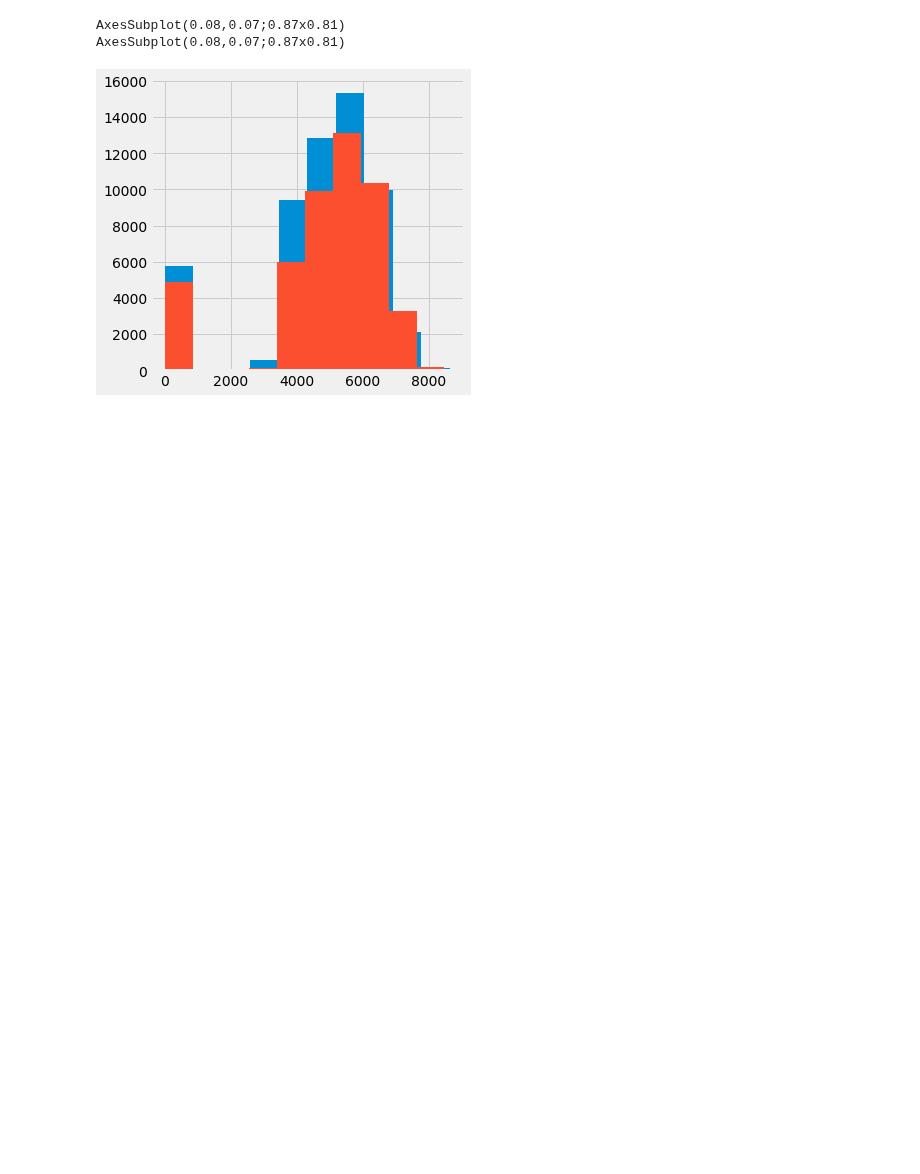
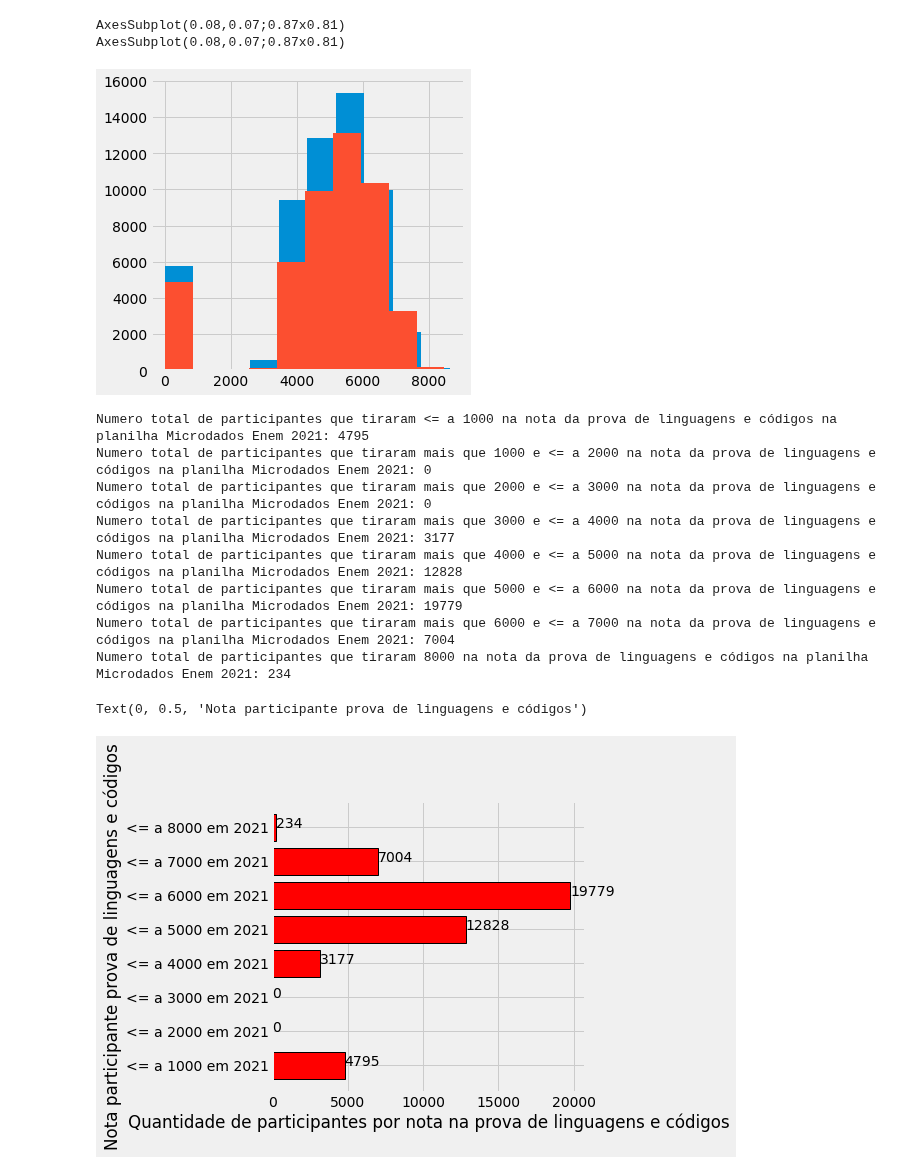
Before and after one commit to kingofrats04/Projeto_IA_DadosEnem, a Jupyter notebook: Graficos_IA.ipynb, the cells around one changed output. Drawn from its saved outputs; the diff is of its cells as text; code cells hidden in the pictures; blank space fills up the shorter version.

```diff
--- a/Graficos_IA.ipynb
+++ b/Graficos_IA.ipynb
@@ -28,7 +28,7 @@ NU_PARTICIPANTES_2021 = planilha2021.NU_PARTICIPANTES.max()
 
 # Printando grafico de barras horizontal
 x = ['Planilha 2020', 'Planilha 2021']
-y = [116932, 67501]
+y = [NU_PARTICIPANTES_2020, NU_PARTICIPANTES_2021]
 
 total_NU_PARTICIPANTES_2020_2021 = NU_PARTICIPANTES_2020, NU_PARTICIPANTES_2021
 plt.style.use('fivethirtyeight')
@@ -502,19 +504,20 @@ Text(0, 0.5, 'Tipo de escola do ensino medio por ano')
 #display(planilha2020.loc[(planilha2020['TP_ESCOLA']==3)])
 #display(planilha2020.loc[(planilha2020['TP_ESCOLA']==4)])
 
-print('Numero total de participantes com tipo de escola 1 (não respondeu) na planilha Microdados Enem 2020: 89555')
-print('Numero total de participantes com tipo de escola 2 (publica) na planilha Microdados Enem 2020: 21191')
-print('Numero total de participantes com tipo de escola 3 (privada) na planilha Microdados Enem 2020: 6186')
-print('Numero total de participantes com tipo de escola 4 (exterior) na planilha Microdados Enem 2020: 0')
-
 TP_ESCOLA_1_2020 = 89555
 TP_ESCOLA_2_2020 = 21191
 TP_ESCOLA_3_2020 = 6186
 TP_ESCOLA_4_2020 = 0
 
+print('Numero total de participantes com tipo de escola 1 (não respondeu) na planilha Microdados Enem 2020:', TP_ESCOLA_1_2020)
+print('Numero total de participantes com tipo de escola 2 (publica) na planilha Microdados Enem 2020:', TP_ESCOLA_2_2020)
+print('Numero total de participantes com tipo de escola 3 (privada) na planilha Microdados Enem 2020:', TP_ESCOLA_3_2020)
+print('Numero total de participantes com tipo de escola 4 (exterior) na planilha Microdados Enem 2020:', TP_ESCOLA_4_2020, '\n')
+
 # Printando grafico de barras horizontal
 x = ['Tipo de escola 1 (não respondeu) 2020', 'Tipo de escola 2 (publica) 2020', 'Tipo de escola 3 (privada) 2020', 'Tipo de escola 4 (exterior) 2020']
-y = [89555, 21191, 6186, 0]
+y = [TP_ESCOLA_1_2020, TP_ESCOLA_2_2020, TP_ESCOLA_3_2020, TP_ESCOLA_4_2020]
+
 total_TP_ESCOLA_2020 = TP_ESCOLA_1_2020, TP_ESCOLA_2_2020, TP_ESCOLA_3_2020, TP_ESCOLA_4_2020
 
 plt.style.use('fivethirtyeight')
@@ -1006,3 +1012,58 @@ print(planilha2021.NU_NOTA_CH.hist())
 AxesSubplot(0.08,0.07;0.87x0.81)
 AxesSubplot(0.08,0.07;0.87x0.81)
 [figure]
+# %%
+#---------------------------------- Grafico 16 - Quantidade de participantes por nota na prova de linguagens e códigos 2021 ----------------------------------
+
+#display(planilha2021.loc[(planilha2021['NU_NOTA_LC']<=1000)])
+#display(planilha2021.loc[(planilha2021['NU_NOTA_LC']<=2000)])
+#display(planilha2021.loc[(planilha2021['NU_NOTA_LC']<=3000)])
+#display(planilha2021.loc[(planilha2021['NU_NOTA_LC']<=4000)])
+#display(planilha2021.loc[(planilha2021['NU_NOTA_LC']<=5000)])
+#display(planilha2021.loc[(planilha2021['NU_NOTA_LC']<=6000)])
+#display(planilha2021.loc[(planilha2021['NU_NOTA_LC']<=7000)])
+#display(planilha2021.loc[(planilha2021['NU_NOTA_LC']<=8000)])
+
+NU_NOTA_LC_1000_2021 = 4795
+NU_NOTA_LC_2000_2021 = 0
+NU_NOTA_LC_3000_2021 = 0
+NU_NOTA_LC_4000_2021 = 3177
+NU_NOTA_LC_5000_2021 = 12828
+NU_NOTA_LC_6000_2021 = 19779
+NU_NOTA_LC_7000_2021 = 7004
+NU_NOTA_LC_8000_2021 = 234
+
+print('Numero total de participantes que tiraram <= a 1000 na nota da prova de linguagens e códigos na planilha Microdados Enem 2021:', NU_NOTA_LC_1000_2021)
+print('Numero total de participantes que tiraram mais que 1000 e <= a 2000 na nota da prova de linguagens e códigos na planilha Microdados Enem 2021:', NU_NOTA_LC_2000_2021)
+print('Numero total de participantes que tiraram mais que 2000 e <= a 3000 na nota da prova de linguagens e códigos na planilha Microdados Enem 2021:', NU_NOTA_LC_3000_2021)
+print('Numero total de participantes que tiraram mais que 3000 e <= a 4000 na nota da prova de linguagens e códigos na planilha Microdados Enem 2021:', NU_NOTA_LC_4000_2021)
+print('Numero total de participantes que tiraram mais que 4000 e <= a 5000 na nota da prova de linguagens e códigos na planilha Microdados Enem 2021:', NU_NOTA_LC_5000_2021)
+print('Numero total de participantes que tiraram mais que 5000 e <= a 6000 na nota da prova de linguagens e códigos na planilha Microdados Enem 2021:', NU_NOTA_LC_6000_2021)
+print('Numero total de participantes que tiraram mais que 6000 e <= a 7000 na nota da prova de linguagens e códigos na planilha Microdados Enem 2021:', NU_NOTA_LC_7000_2021)
+print('Numero total de participantes que tiraram 8000 na nota da prova de linguagens e códigos na planilha Microdados Enem 2021:', NU_NOTA_LC_8000_2021, '\n')
+
+# Printando grafico de barras horizontal
+x = ['<= a 1000 em 2021', '<= a 2000 em 2021', '<= a 3000 em 2021', '<= a 4000 em 2021', '<= a 5000 em 2021', '<= a 6000 em 2021', '<= a 7000 em 2021', '<= a 8000 em 2021']
+y = [NU_NOTA_LC_1000_2021, NU_NOTA_LC_2000_2021, NU_NOTA_LC_3000_2021, NU_NOTA_LC_4000_2021, NU_NOTA_LC_5000_2021, NU_NOTA_LC_6000_2021, NU_NOTA_LC_7000_2021, NU_NOTA_LC_8000_2021]
+
+total_NU_NOTA_LC = NU_NOTA_LC_1000_2021, NU_NOTA_LC_2000_2021, NU_NOTA_LC_3000_2021, NU_NOTA_LC_4000_2021, NU_NOTA_LC_5000_2021, NU_NOTA_LC_6000_2021, NU_NOTA_LC_7000_2021, NU_NOTA_LC_8000_2021
+
+plt.style.use('fivethirtyeight')
+
+for index, value in enumerate(y):
+  plt.text(value, index,str(value))
+
+plt.barh(x, total_NU_NOTA_LC, align='center', color=['red'], edgecolor='black', linewidth="1")
+plt.xlabel("Quantidade de participantes por nota na prova de linguagens e códigos")
+plt.ylabel("Nota participante prova de linguagens e códigos")
+# %% [output]
+Numero total de participantes que tiraram <= a 1000 na nota da prova de linguagens e códigos na planilha Microdados Enem 2021: 4795
+Numero total de participantes que tiraram mais que 1000 e <= a 2000 na nota da prova de linguagens e códigos na planilha Microdados Enem 2021: 0
+Numero total de participantes que tiraram mais que 2000 e <= a 3000 na nota da prova de linguagens e códigos na planilha Microdados Enem 2021: 0
+Numero total de participantes que tiraram mais que 3000 e <= a 4000 na nota da prova de linguagens e códigos na planilha Microdados Enem 2021: 3177
+Numero total de participantes que tiraram mais que 4000 e <= a 5000 na nota da prova de linguagens e códigos na planilha Microdados Enem 2021: 12828
+Numero total de participantes que tiraram mais que 5000 e <= a 6000 na nota da prova de linguagens e códigos na planilha Microdados Enem 2021: 19779
+Numero total de participantes que tiraram mais que 6000 e <= a 7000 na nota da prova de linguagens e códigos na planilha Microdados Enem 2021: 7004
+Numero total de participantes que tiraram 8000 na nota da prova de linguagens e códigos na planilha Microdados Enem 2021: 234
+Text(0, 0.5, 'Nota participante prova de linguagens e códigos')
+[figure, added]
```
Also changed, not shown: parts of 28 cells of this notebook.
